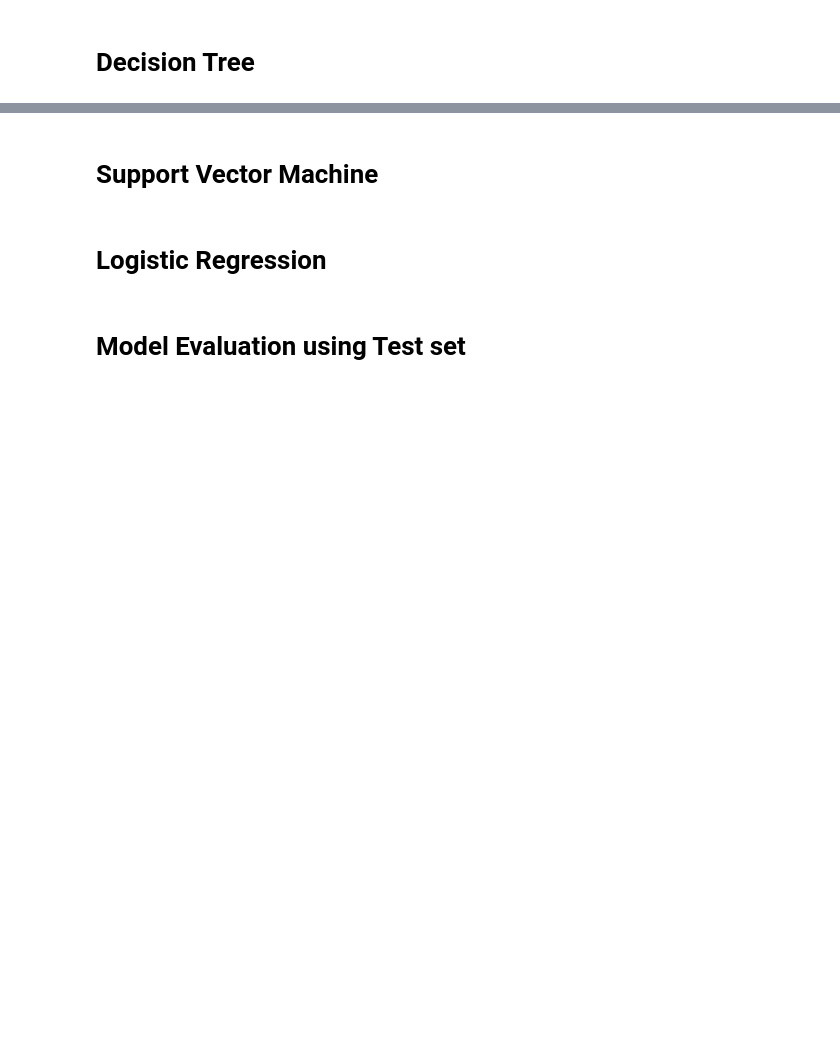
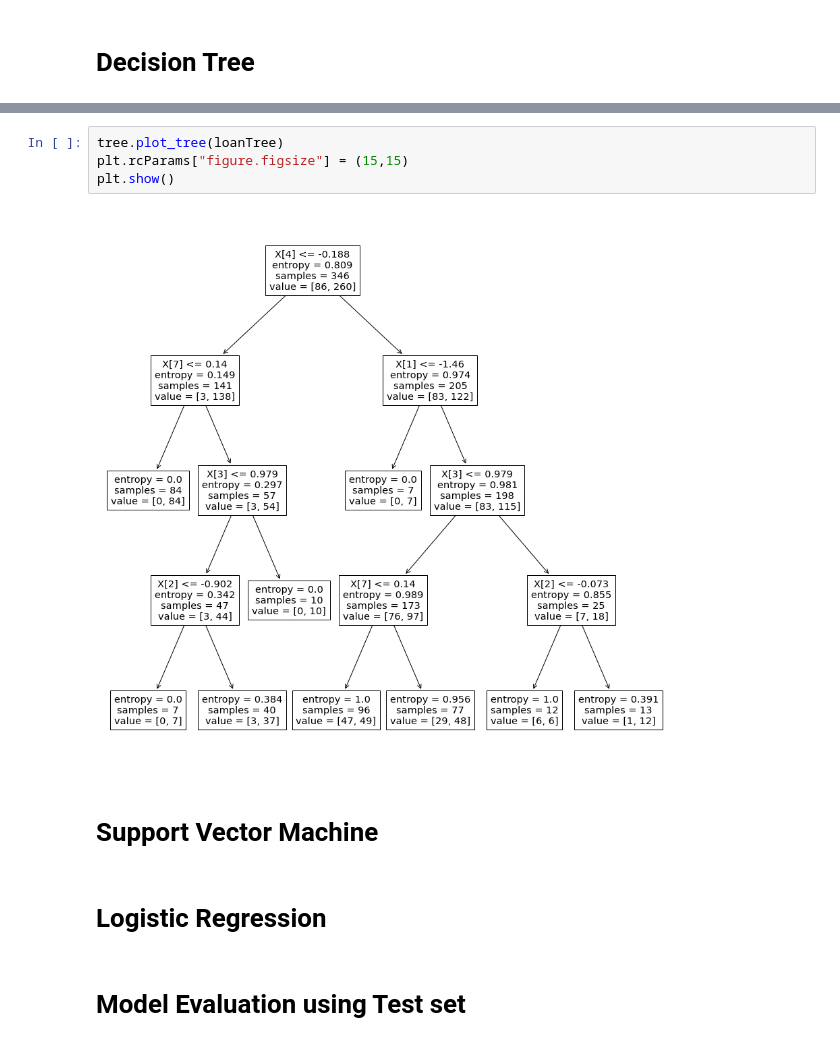
Before and after one commit to abasit-AEV/coursera-captsone-project, a Jupyter notebook: Final_Module_Coursera_Project.ipynb, the cells around one changed output, grey strips where cells are left out. Drawn from its saved outputs; the diff is of its cells as text; blank space fills up the shorter version.

```diff
--- a/Final_Module_Coursera_Project.ipynb
+++ b/Final_Module_Coursera_Project.ipynb
@@ -359,3 +382,9 @@ The Best Accuracy achieved was 0.8 with k = 7
+# %%
+tree.plot_tree(loanTree)
+plt.rcParams["figure.figsize"] = (15,15)
+plt.show()
+# %% [output]
+[figure, added]
 # %% [markdown]
 # Support Vector Machine
 # %% [markdown]
```
Also changed, not shown: parts of 10 cells of this notebook.
